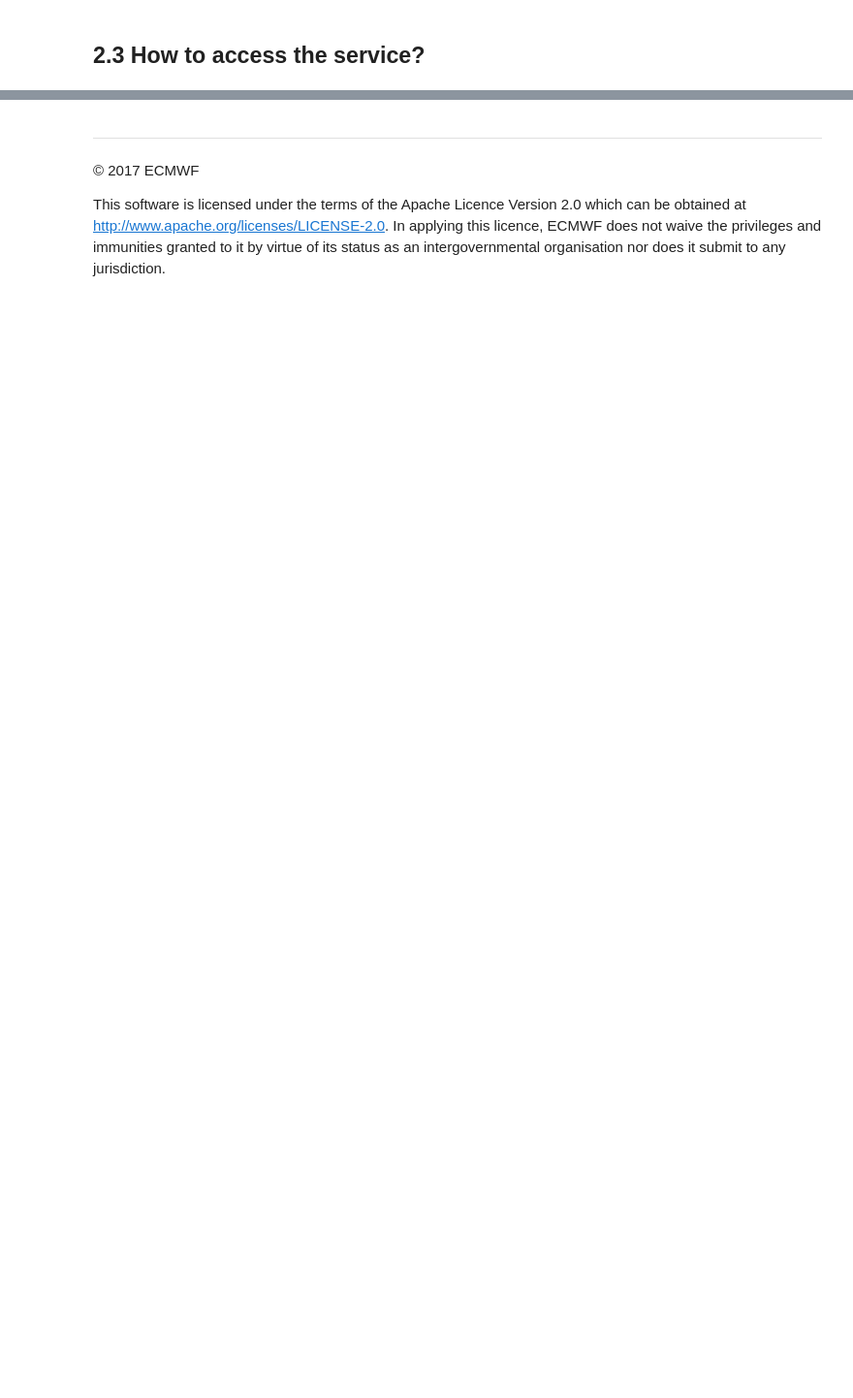
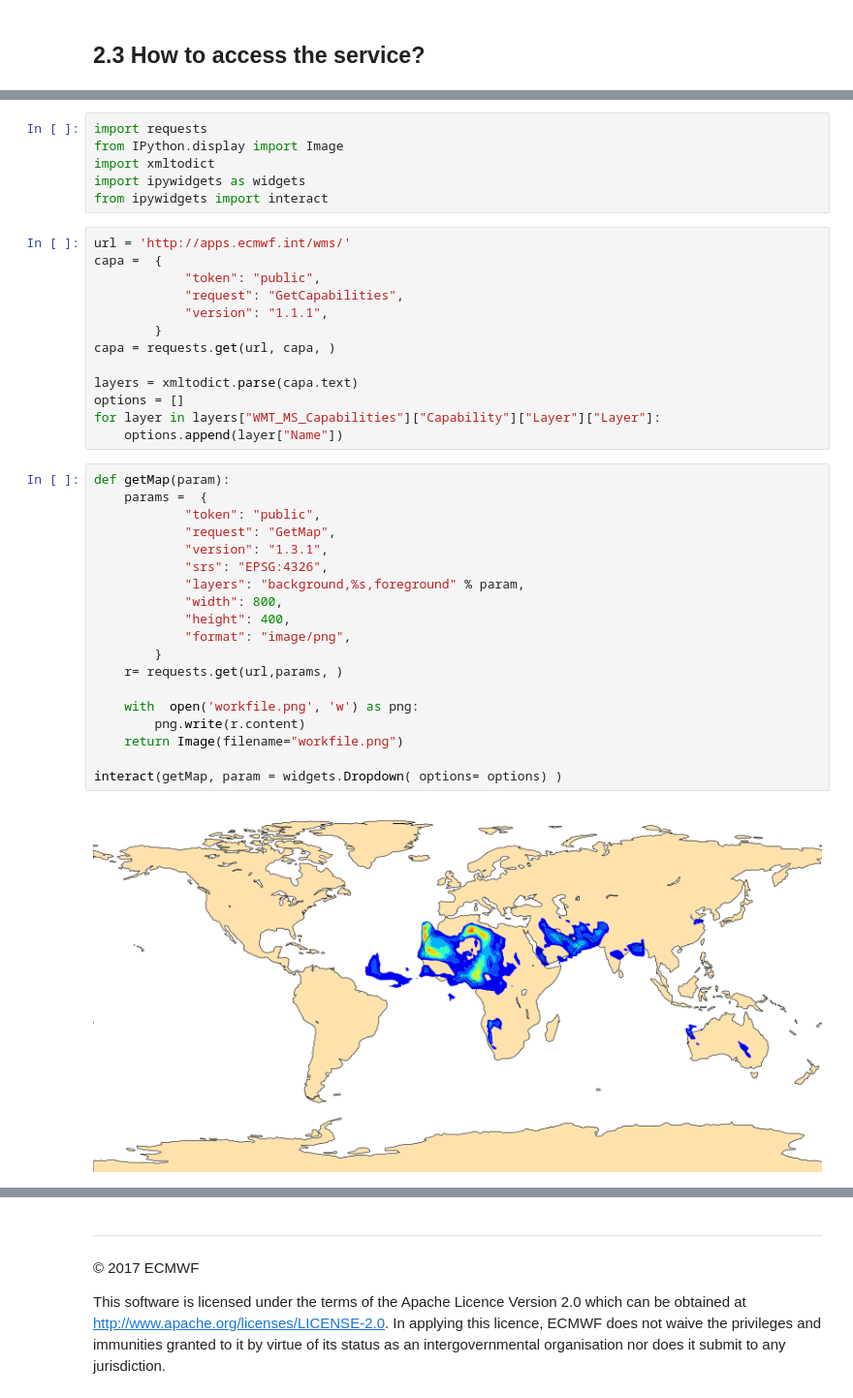
Before and after one commit to OpenDataHack/data_service_catalogue, a Jupyter notebook: ecmwf_web_mapping_service.ipynb, the cells around one changed output, grey strips where cells are left out. Shown at 97% size. Drawn from its saved outputs; the diff is of its cells as text; blank space fills up the shorter version.

```diff
--- a/ecmwf_web_mapping_service.ipynb
+++ b/ecmwf_web_mapping_service.ipynb
@@ -18,0 +239,40 @@
+# %%
+import requests
+from IPython.display import Image
+import xmltodict
+import ipywidgets as widgets
+from ipywidgets import interact
+# %%
+url = 'http://apps.ecmwf.int/wms/'
+capa =  {
+            "token": "public",
+            "request": "GetCapabilities",
+            "version": "1.1.1",
+        }
+capa = requests.get(url, capa, )
+
+layers = xmltodict.parse(capa.text)
+options = []
+for layer in layers["WMT_MS_Capabilities"]["Capability"]["Layer"]["Layer"]:
+    options.append(layer["Name"])
+# %%
+def getMap(param):
+    params =  {
+            "token": "public",
+            "request": "GetMap",
+            "version": "1.3.1",
+            "srs": "EPSG:4326",
+            "layers": "background,%s,foreground" % param,
+            "width": 800,
+            "height": 400,
+            "format": "image/png",
+        }
+    r= requests.get(url,params, )
+
+    with  open('workfile.png', 'w') as png:
+        png.write(r.content)
+    return Image(filename="workfile.png")
+
+interact(getMap, param = widgets.Dropdown( options= options) )
+# %% [output]
+[figure, added]
```
Also changed, not shown: parts of 36 cells of this notebook.
